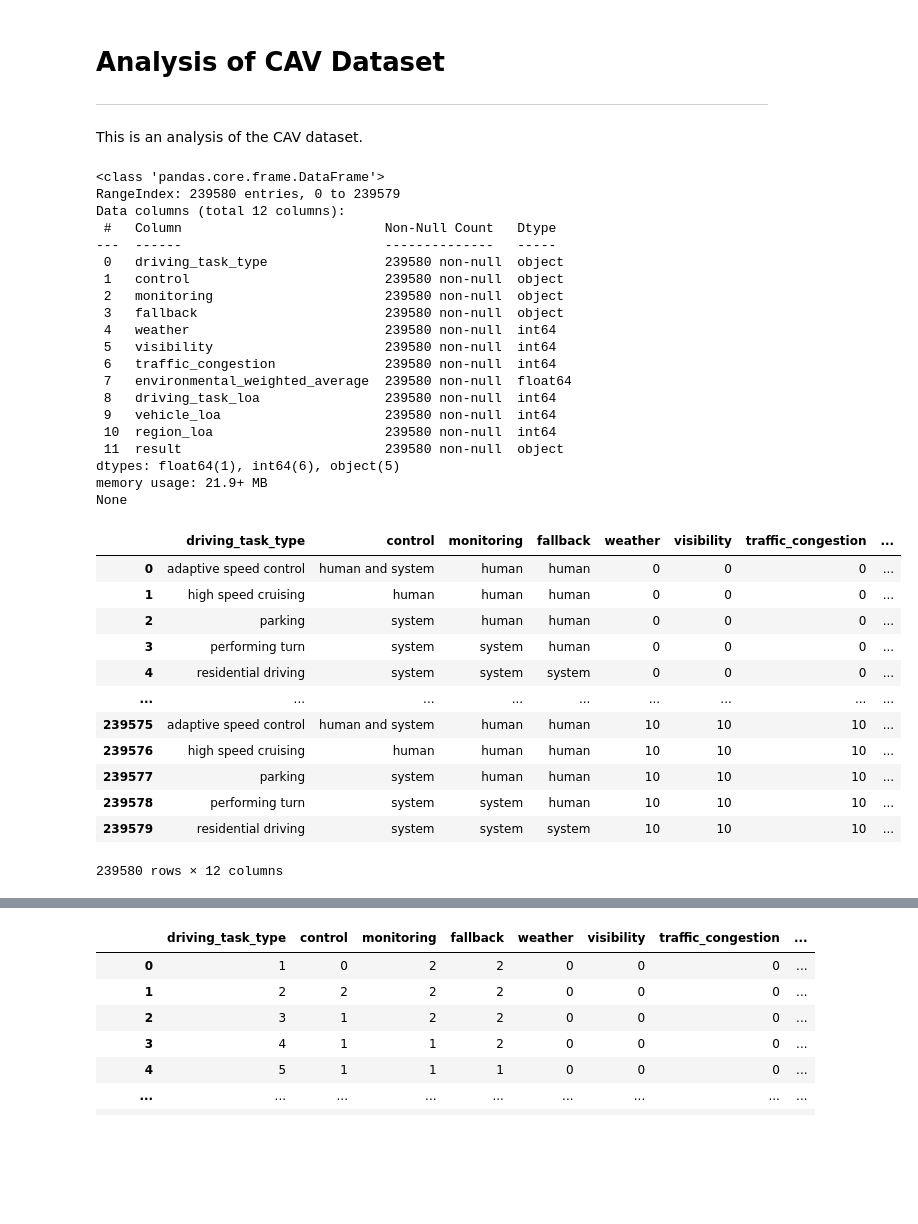
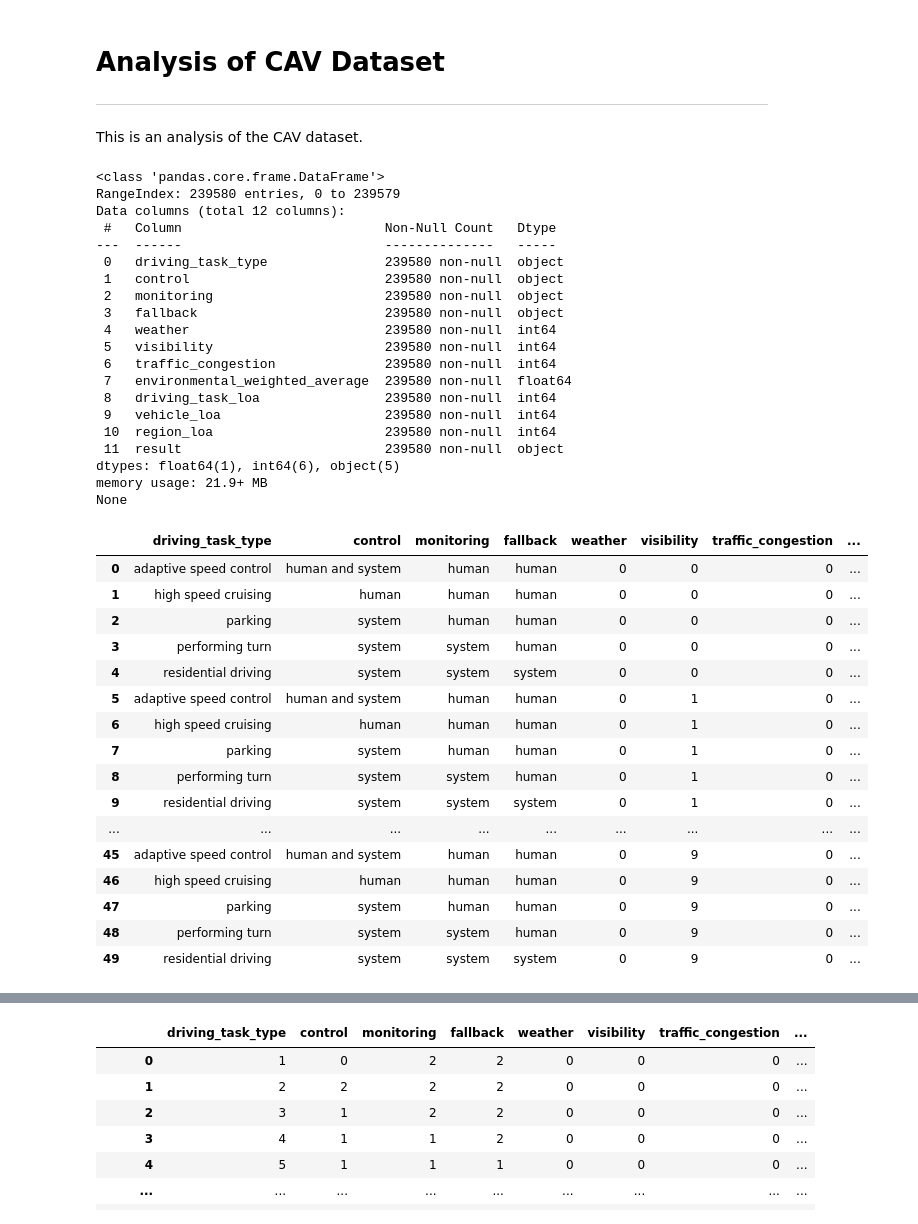
Before and after one commit to diazmx/phd-thesis-lab, a Jupyter notebook: 01-DataAnalysis/01-CAV_dataset_analysis.ipynb, the cells around one changed output, grey strips where cells are left out. Cells and saved outputs as stored; diff of their text form; code cells hidden in the pictures; blank space fills up the shorter version.

```diff
--- a/01-DataAnalysis/01-CAV_dataset_analysis.ipynb
+++ b/01-DataAnalysis/01-CAV_dataset_analysis.ipynb
@@ -16,38 +16,42 @@ from extra.cramers import cramers_corrected_stat
 dir_file_data = "../00-Data/cav_policies.csv"
 cav_data = pd.read_csv(dir_file_data)
 print(cav_data.info())
-cav_data
+cav_data.head(50)
 # %% [output]
 <class 'pandas.core.frame.DataFrame'>
 RangeIndex: 239580 entries, 0 to 239579
 Data columns (total 12 columns):
  #   Column                          Non-Null Count   Dtype
 ---  ------                          --------------   -----
  0   driving_task_type               239580 non-null  object
  1   control                         239580 non-null  object
  2   monitoring                      239580 non-null  object
  3   fallback                        239580 non-null  object
  4   weather                         239580 non-null  int64
  5   visibility                      239580 non-null  int64
  6   traffic_congestion              239580 non-null  int64
  7   environmental_weighted_average  239580 non-null  float64
  8   driving_task_loa                239580 non-null  int64
  9   vehicle_loa                     239580 non-null  int64
  10  region_loa                      239580 non-null  int64
  11  result                          239580 non-null  object
 dtypes: float64(1), int64(6), object(5)
 memory usage: 21.9+ MB
 None
 |  | driving_task_type | control | monitoring | fallback | weather | visibility | traffic_congestion | ... |
 | 0 | adaptive speed control | human and system | human | human | 0 | 0 | 0 | ... |
 | 1 | high speed cruising | human | human | human | 0 | 0 | 0 | ... |
 | 2 | parking | system | human | human | 0 | 0 | 0 | ... |
 | 3 | performing turn | system | system | human | 0 | 0 | 0 | ... |
 | 4 | residential driving | system | system | system | 0 | 0 | 0 | ... |
+| 5 | adaptive speed control | human and system | human | human | 0 | 1 | 0 | ... |
+| 6 | high speed cruising | human | human | human | 0 | 1 | 0 | ... |
+| 7 | parking | system | human | human | 0 | 1 | 0 | ... |
+| 8 | performing turn | system | system | human | 0 | 1 | 0 | ... |
+| 9 | residential driving | system | system | system | 0 | 1 | 0 | ... |
 | ... | ... | ... | ... | ... | ... | ... | ... | ... |
-| 239575 | adaptive speed control | human and system | human | human | 10 | 10 | 10 | ... |
-| 239576 | high speed cruising | human | human | human | 10 | 10 | 10 | ... |
-| 239577 | parking | system | human | human | 10 | 10 | 10 | ... |
-| 239578 | performing turn | system | system | human | 10 | 10 | 10 | ... |
-| 239579 | residential driving | system | system | system | 10 | 10 | 10 | ... |
+| 45 | adaptive speed control | human and system | human | human | 0 | 9 | 0 | ... |
+| 46 | high speed cruising | human | human | human | 0 | 9 | 0 | ... |
+| 47 | parking | system | human | human | 0 | 9 | 0 | ... |
+| 48 | performing turn | system | system | human | 0 | 9 | 0 | ... |
+| 49 | residential driving | system | system | system | 0 | 9 | 0 | ... |
-239580 rows × 12 columns
```
Also changed, not shown: parts of 3 cells of this notebook, 5 other files.
